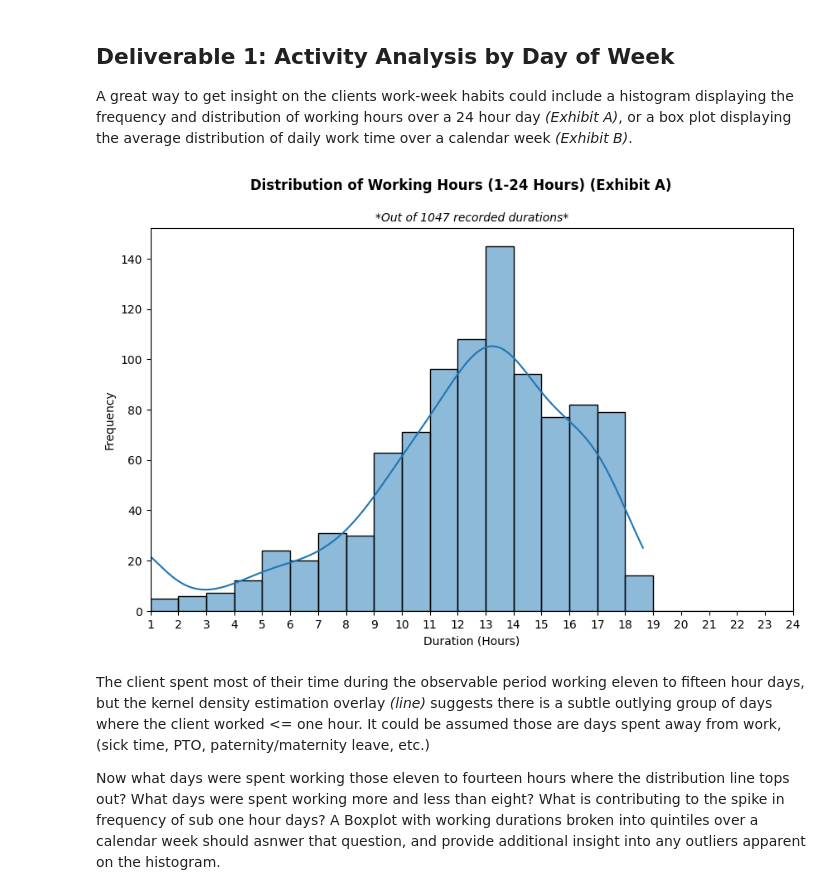
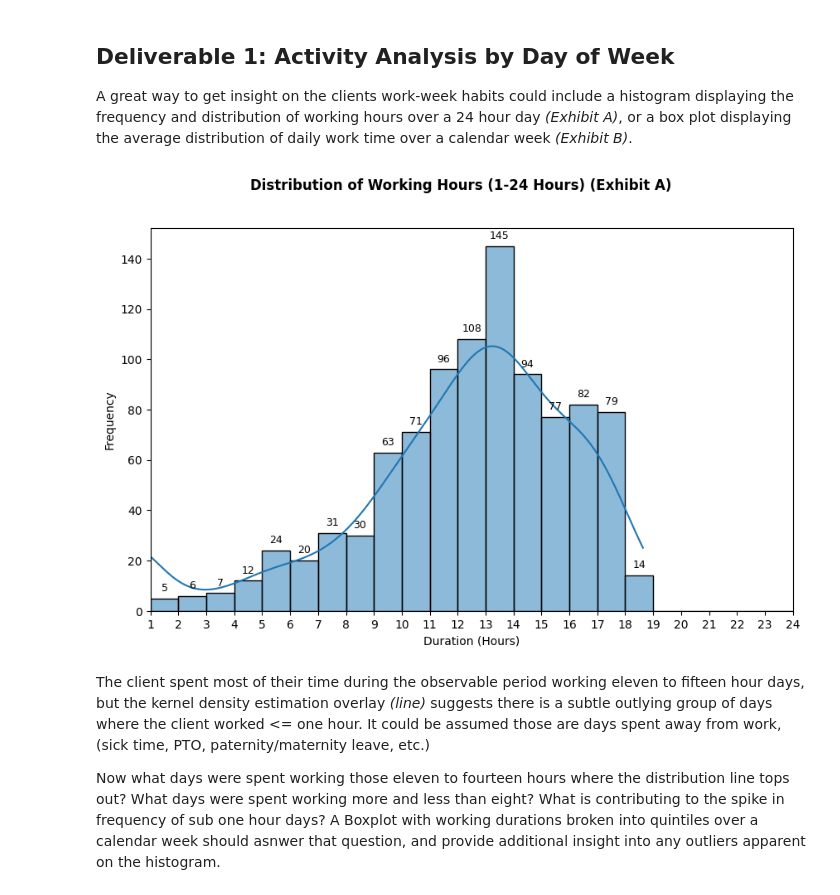
Before and after one commit to SB0912/Consulting-Portfolio, a Jupyter notebook: HvT.ipynb, the cells around one changed output. Drawn from its saved outputs; the diff is of its cells as text; code cells hidden in the pictures.

```diff
--- a/HvT.ipynb
+++ b/HvT.ipynb
@@ -243,21 +280,29 @@ A great way to get insight on the clients work-week habits could include a histo
 # %%
 # Convert timedelta to hours
 combinedStampsDf['duration_hours'] = combinedStampsDf['duration'].dt.total_seconds() / 3600
 
 bins = range(1, 25)
 
 plt.figure(figsize=(10, 6))
-sns.histplot(combinedStampsDf['duration_hours'], bins=bins, kde=True)
+ax = sns.histplot(combinedStampsDf['duration_hours'], bins=bins, kde=True)
+for rect in ax.patches:
+    height = rect.get_height()
+    if height > 0:  # Only label bars with counts
+        ax.text(rect.get_x() + rect.get_width()/2.,
+                height + 2,  # Small offset above bar
+                f'{int(height)}',
+                ha='center',
+                va='bottom',
+                fontsize=9)
 
 plt.suptitle('Distribution of Working Hours (1-24 Hours) (Exhibit A)', fontweight="bold")
-plt.title(f"*Out of {len(combinedStampsDf['duration_hours'])} recorded durations*", fontstyle='italic', fontsize=10)
 plt.xlabel('Duration (Hours)')
 plt.ylabel('Frequency')
 plt.xticks(bins)
 plt.xlim(1, 24)
 plt.show()
 # %% [output]
-[figure, old version]
+[figure, new version]
 # %% [markdown]
 The client spent most of their time during the observable period working eleven to fifteen hour days, but the kernel density estimation overlay *(line)* suggests there is a subtle outlying group of days where the client worked <= one hour. It could be assumed those are days spent away from work, (sick time, PTO, paternity/maternity leave, etc.)
 
```
Also changed, not shown: parts of 6 cells of this notebook.
